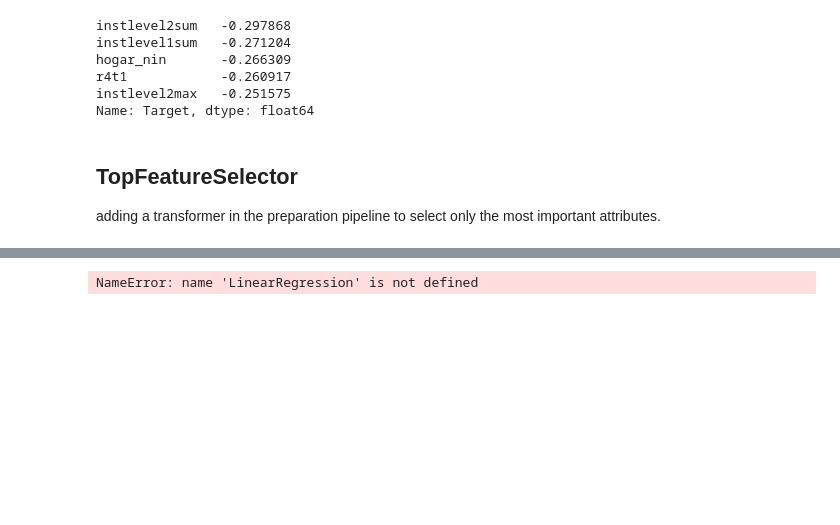
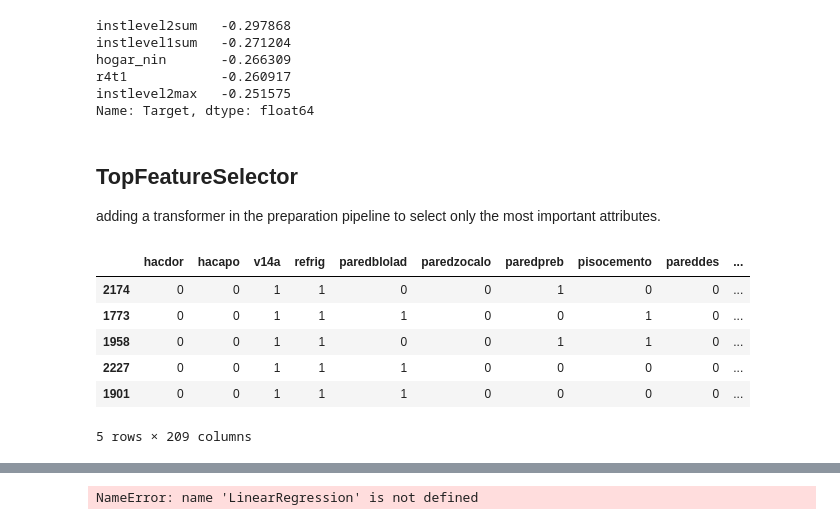
Before and after one commit to manikagita/AML-, a Jupyter notebook: CostaRicaPovertyLevelPrediction.ipynb, the cells around one changed output, grey strips where cells are left out. Drawn from its saved outputs; the diff is of its cells as text; code cells hidden in the pictures; blank space fills up the shorter version.

```diff
--- a/CostaRicaPovertyLevelPrediction.ipynb
+++ b/CostaRicaPovertyLevelPrediction.ipynb
@@ -952,0 +1052,4 @@ final3 = finaldataset
+# %%
+#X_train = dataprep_pipeline.fit_transform(X_train)
+imputer = Imputer(strategy="median")
+imputer.fit(X_train)
@@ -952,0 +1063,4 @@ final3 = finaldataset
+# %%
+pd.options.display.max_rows = 150
+tr.isnull().sum()
+#X_train = X_train1
@@ -979,0 +1139,10 @@ adding a transformer in the preparation pipeline to select only the most importa
+# %%
+X_train.head()
+# %% [output]
+|  | hacdor | hacapo | v14a | refrig | paredblolad | paredzocalo | paredpreb | pisocemento | pareddes | ... |
+| 2174 | 0 | 0 | 1 | 1 | 0 | 0 | 1 | 0 | 0 | ... |
+| 1773 | 0 | 0 | 1 | 1 | 1 | 0 | 0 | 1 | 0 | ... |
+| 1958 | 0 | 0 | 1 | 1 | 0 | 0 | 1 | 1 | 0 | ... |
+| 2227 | 0 | 0 | 1 | 1 | 1 | 0 | 0 | 0 | 0 | ... |
+| 1901 | 0 | 0 | 1 | 1 | 1 | 0 | 0 | 0 | 0 | ... |
+5 rows × 209 columns
```
Also changed, not shown: parts of 34 cells of this notebook.
